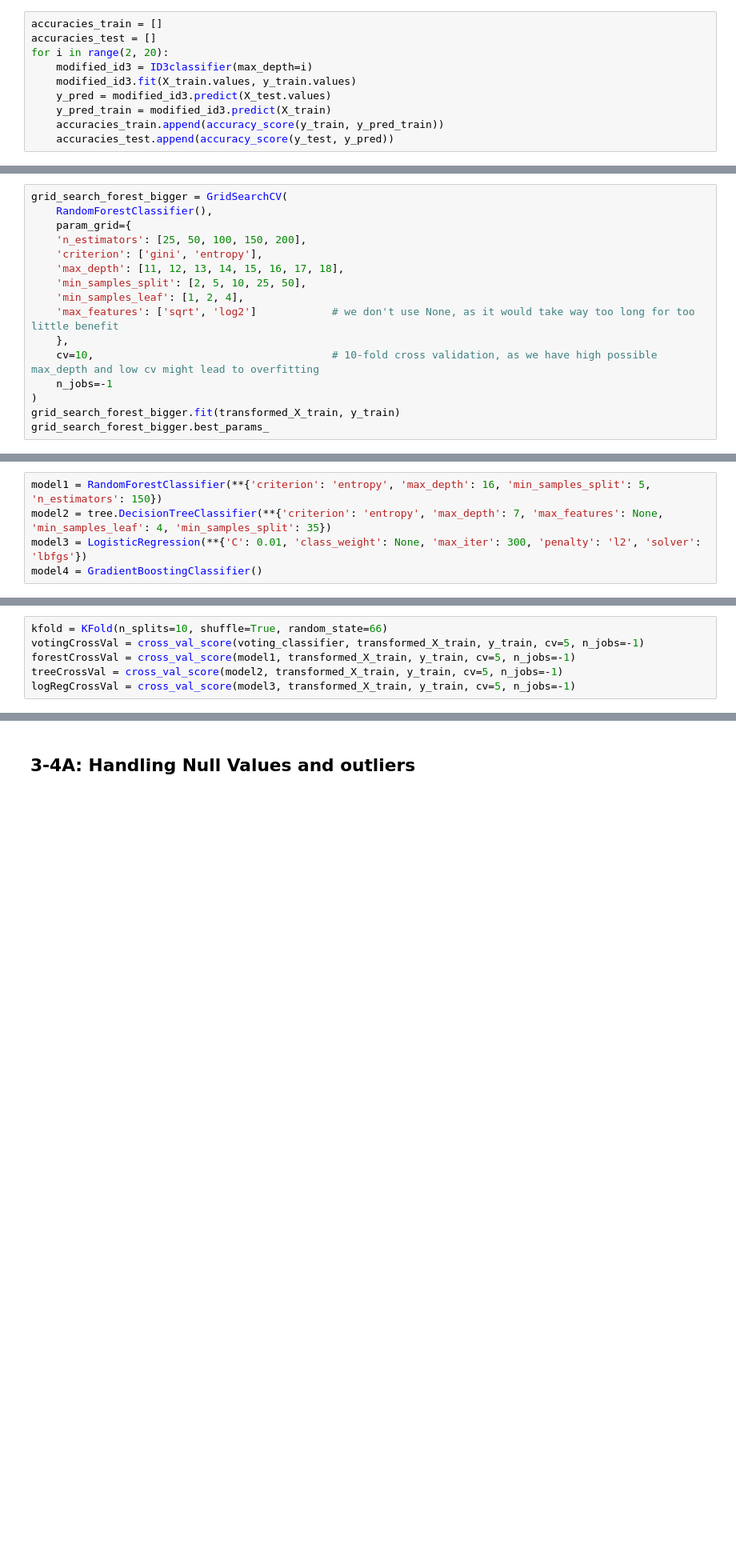
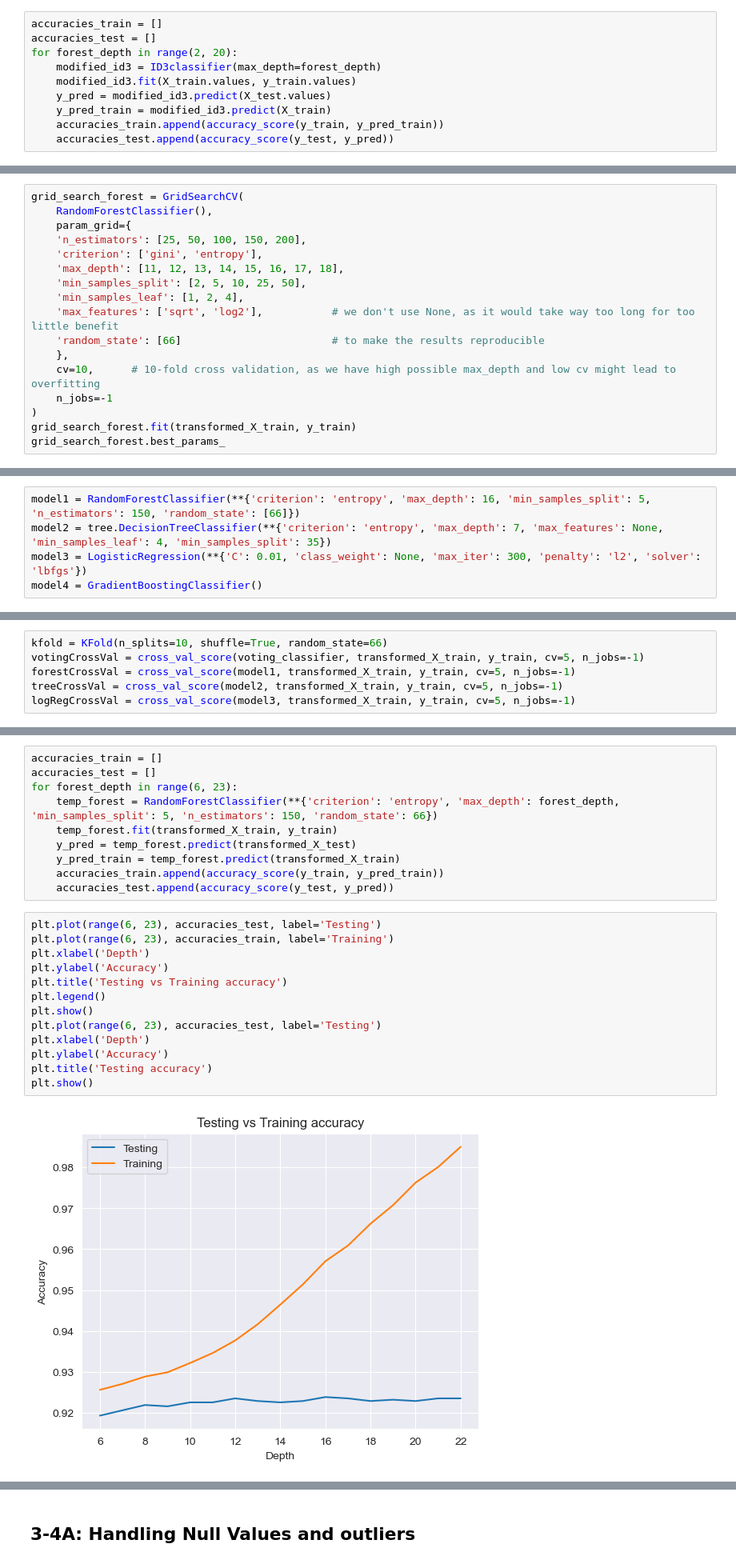
Before and after one commit to MartinH2k3/IAUProject, a Jupyter notebook: Phase3M.ipynb, the cells around one changed output, grey strips where cells are left out. Shown: that part at 80% size. Cells and saved outputs as stored; diff of their text form; blank space fills up the shorter version.

```diff
--- a/Phase3M.ipynb
+++ b/Phase3M.ipynb
@@ -458,8 +458,8 @@ Time without threshold: 30.732453107833862, time with threshold: 2.1402754783630
 # %%
 accuracies_train = []
 accuracies_test = []
-for i in range(2, 20):
-    modified_id3 = ID3classifier(max_depth=i)
+for forest_depth in range(2, 20):
+    modified_id3 = ID3classifier(max_depth=forest_depth)
     modified_id3.fit(X_train.values, y_train.values)
     y_pred = modified_id3.predict(X_test.values)
     y_pred_train = modified_id3.predict(X_train)
@@ -805,7 +805,7 @@ show_metrics(y_pred_train, y_pred, y_train, y_test)
 # %% [markdown]
 We can see that immediately, the model is outperforming the individual models we tested so far with 92.3% accuracy. Let's see how we can improve it further with hyperparameter optimization.
 # %%
-grid_search_forest_bigger = GridSearchCV(
+grid_search_forest = GridSearchCV(
     RandomForestClassifier(),
     param_grid={
     'n_estimators': [25, 50, 100, 150, 200],
@@ -813,13 +813,14 @@ grid_search_forest_bigger = GridSearchCV(
     'max_depth': [11, 12, 13, 14, 15, 16, 17, 18],
     'min_samples_split': [2, 5, 10, 25, 50],
     'min_samples_leaf': [1, 2, 4],
-    'max_features': ['sqrt', 'log2']            # we don't use None, as it would take way too long for too little benefit
+    'max_features': ['sqrt', 'log2'],           # we don't use None, as it would take way too long for too little benefit
+    'random_state': [66]                        # to make the results reproducible
     },
-    cv=10,                                      # 10-fold cross validation, as we have high possible max_depth and low cv might lead to overfitting
+    cv=10,      # 10-fold cross validation, as we have high possible max_depth and low cv might lead to overfitting
     n_jobs=-1
 )
-grid_search_forest_bigger.fit(transformed_X_train, y_train)
-grid_search_forest_bigger.best_params_
+grid_search_forest.fit(transformed_X_train, y_train)
+grid_search_forest.best_params_
 # %% [output]
 {'criterion': 'entropy',
  'max_depth': 16,
@@ -848,7 +849,7 @@ The hyperparameter optimization improved the model, but only by 0.1%. The traini
 ### Voting Classifier
 Step 1: Chose models for the ensemble. We will use the best models we found so far.
 # %%
-model1 = RandomForestClassifier(**{'criterion': 'entropy', 'max_depth': 16, 'min_samples_split': 5, 'n_estimators': 150})
+model1 = RandomForestClassifier(**{'criterion': 'entropy', 'max_depth': 16, 'min_samples_split': 5, 'n_estimators': 150, 'random_state': [66]})
 model2 = tree.DecisionTreeClassifier(**{'criterion': 'entropy', 'max_depth': 7, 'max_features': None, 'min_samples_leaf': 4, 'min_samples_split': 35})
 model3 = LogisticRegression(**{'C': 0.01, 'class_weight': None, 'max_iter': 300, 'penalty': 'l2', 'solver': 'lbfgs'})
 model4 = GradientBoostingClassifier()
@@ -890,0 +910,25 @@ Logistic regression: 0.9150263264479547
+# %%
+accuracies_train = []
+accuracies_test = []
+for forest_depth in range(6, 23):
+    temp_forest = RandomForestClassifier(**{'criterion': 'entropy', 'max_depth': forest_depth, 'min_samples_split': 5, 'n_estimators': 150, 'random_state': 66})
+    temp_forest.fit(transformed_X_train, y_train)
+    y_pred = temp_forest.predict(transformed_X_test)
+    y_pred_train = temp_forest.predict(transformed_X_train)
+    accuracies_train.append(accuracy_score(y_train, y_pred_train))
+    accuracies_test.append(accuracy_score(y_test, y_pred))
+# %%
+plt.plot(range(6, 23), accuracies_test, label='Testing')
+plt.plot(range(6, 23), accuracies_train, label='Training')
+plt.xlabel('Depth')
+plt.ylabel('Accuracy')
+plt.title('Testing vs Training accuracy')
+plt.legend()
+plt.show()
+plt.plot(range(6, 23), accuracies_test, label='Testing')
+plt.xlabel('Depth')
+plt.ylabel('Accuracy')
+plt.title('Testing accuracy')
+plt.show()
+# %% [output]
+[figure, added]
```
Also changed, not shown: parts of 21 cells of this notebook.
